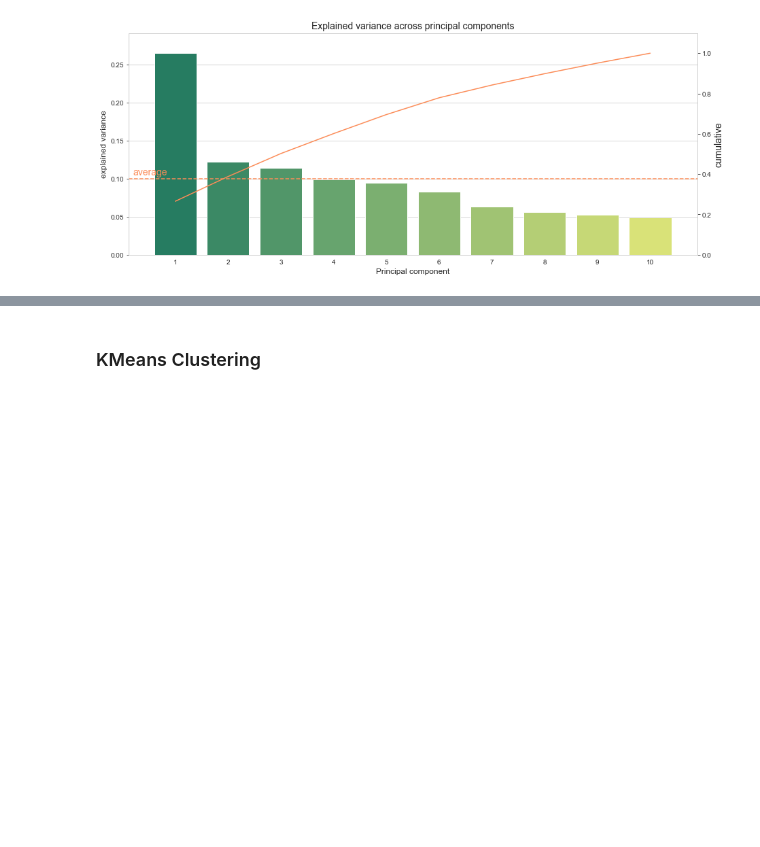
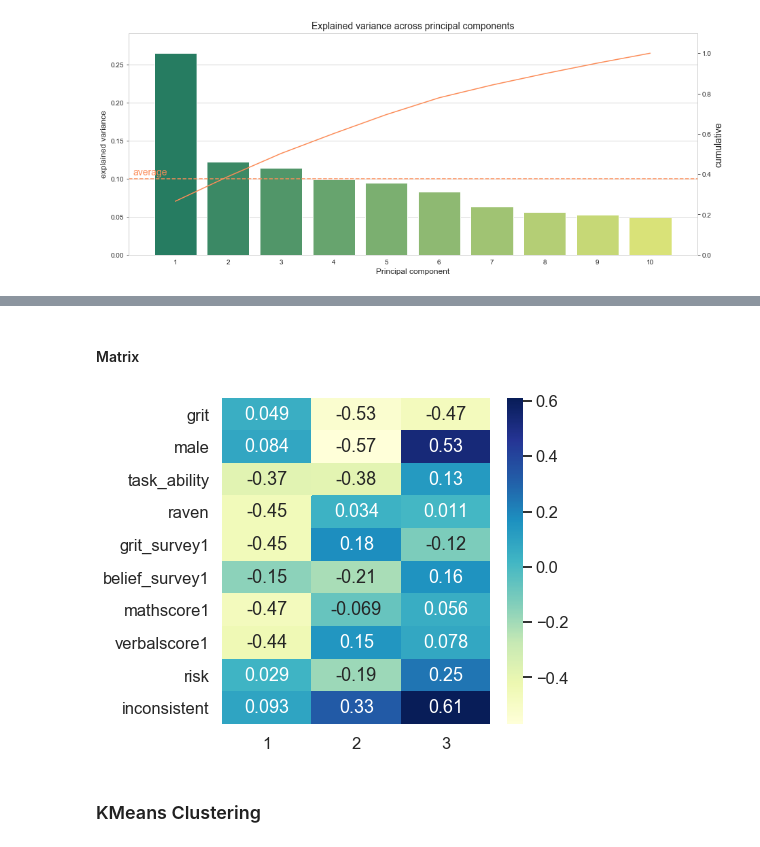
Before and after one commit to philippschmalen/Code-snippets, a Jupyter notebook: PCA_workflow.ipynb, the cells around one changed output, grey strips where cells are left out. Cells and saved outputs as stored; diff of their text form; code cells hidden in the pictures; blank space fills up the shorter version.

```diff
--- a/PCA_workflow.ipynb
+++ b/PCA_workflow.ipynb
@@ -167,3 +202,12 @@ for d in dimensions[:pc_n]:
+# %% [markdown]
+#### Matrix
+# %%
+sns.set_context("talk")
+fig, ax = plt.subplots(figsize=(6,6))
+sns.heatmap(df_c.iloc[:,:pc_n], annot=True, cmap="YlGnBu", ax=ax)
+plt.show()
+# %% [output]
+[figure, added]
 # %% [markdown]
 ### KMeans Clustering
 # %%
```
Also changed, not shown: parts of 5 cells of this notebook.
